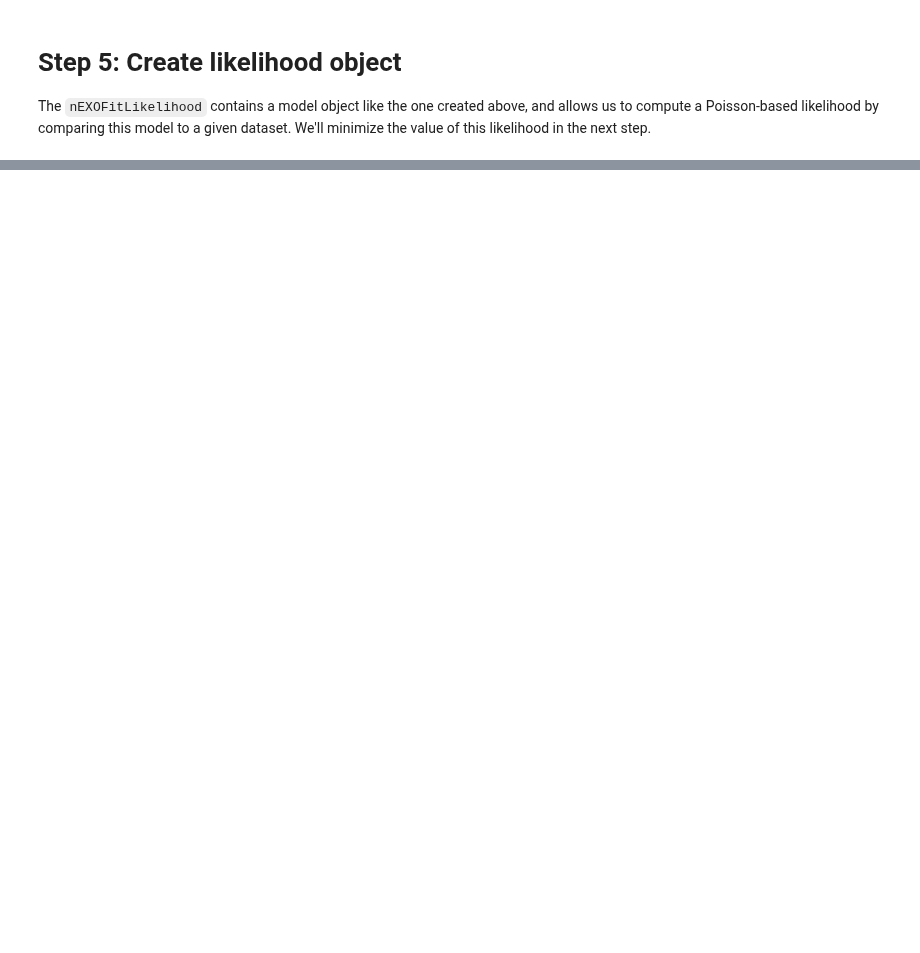
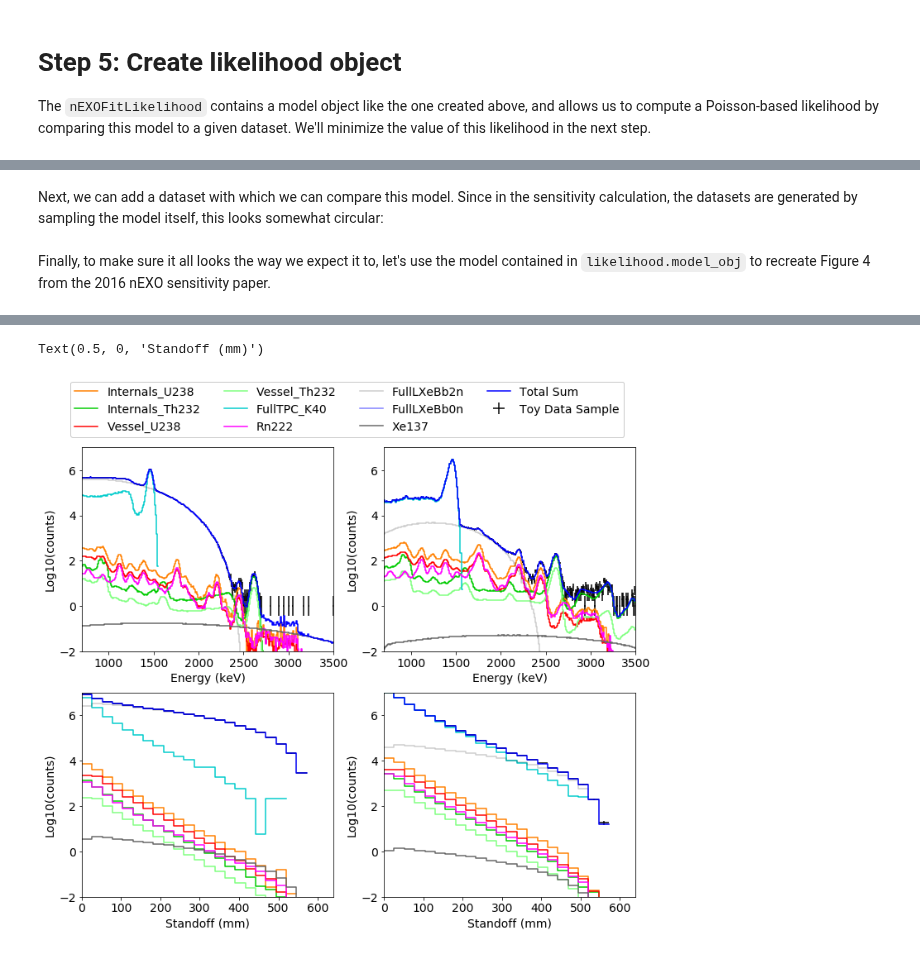
Before and after one commit to YMTheory/sensitivity, a Jupyter notebook: work/Tutorial.ipynb, the cells around one changed output, grey strips where cells are left out. Drawn from its saved outputs; the diff is of its cells as text; code cells hidden in the pictures; blank space fills up the shorter version.

Commit message:
Updates to the tutorial, and some printing functionality.

````diff
--- a/work/Tutorial.ipynb
+++ b/work/Tutorial.ipynb
@@ -293,2 +302,4 @@ print(initial_guess)
+# %% [markdown]
+Next, we can add a dataset with which we can compare this model. Since in the sensitivity calculation, the datasets are generated by sampling the model itself, this looks somewhat circular:
 # %%
 likelihood.AddDataset( likelihood.model_obj.GenerateDataset() )
@@ -300,0 +306,76 @@ print(likelihood.variable_list[-2]['Name'])
+# %% [markdown]
+Finally, to make sure it all looks the way we expect it to, let's use the model contained in ```likelihood.model_obj``` to recreate Figure 4 from the 2016 nEXO sensitivity paper.
+# %%
+plt.rcParams.update({'font.size': 14})
+
+fig, ax = plt.subplots (2, 2, figsize=(12, 10))
+
+newrow={}
+
+colormap = { 'Internals_U238':(1.,0.5,0.),\
+                'Internals_Th232':(0.,0.8,0.),\
+                'Vessel_U238':(1.,0.,0.),\
+                'Vessel_Th232':(0.5,1.,0.5),\
+                'FullTPC_K40':(0.,0.8,0.8),\
+                'Rn222':(1.,0.,1.),\
+                'FullLXeBb2n':(0.,0.,0.,0.2),\
+                'FullLXeBb0n':(0.,0.,1.,0.5),\
+                'Xe137':(0.4,0.4,0.4),\
+                'Total Sum':(0.,0.,1.)}
+
+h_sum = hl.hist([np.array([0.]),np.array([0.]),np.array([0.])],bins=workspace.df_group_pdfs['Histogram'].iloc[0].bins)
+
+# These are the SS energy histograms
+for key in colormap.keys():
+        if 'Total Sum' in key:
+                continue
+        else:
+                weight_list = [thisvar['Value'] for thisvar in likelihood.model_obj.variable_list if key in thisvar['Name']]
+                if len(weight_list) == 0:
+                    continue
+                else:
+                    weight = weight_list[0]
+                print('{}: {}'.format(key,weight))
+                h_sum += ( weight * workspace.df_group_pdfs['Histogram'].loc[workspace.df_group_pdfs['Group']==key].iloc[0] )
+                hl.plot1d(ax[0,0],\
+                        ( weight * workspace.df_group_pdfs['Histogram'].loc[workspace.df_group_pdfs['Group']==key] ).iloc[0][0:1].project([1]).log10() ,\
+                        color=colormap[key],label=key)
+                hl.plot1d(ax[0,1],\
+                        ( weight * workspace.df_group_pdfs['Histogram'].loc[workspace.df_group_pdfs['Group']==key] ).iloc[0][1:].project([1]).log10() ,\
+                        color=colormap[key])
+                hl.plot1d(ax[1,1],\
+                        ( weight * workspace.df_group_pdfs['Histogram'].loc[workspace.df_group_pdfs['Group']==key] ).iloc[0][1:].project([2]).log10() ,\
+                        color=colormap[key])
+                hl.plot1d(ax[1,0],\
+                        ( weight * workspace.df_group_pdfs['Histogram'].loc[workspace.df_group_pdfs['Group']==key] ).iloc[0][0:1].project([2]).log10() ,\
+                        color=colormap[key])
+
+hl.plot1d(ax[0,0],h_sum[0:1].project([1]).log10(),color=colormap['Total Sum'],label='Total Sum')
+hl.plot1d(ax[0,1],h_sum[1:].project([1]).log10(),color=colormap['Total Sum'])
+hl.plot1d(ax[1,1],h_sum[1:].project([2]).log10(),color=colormap['Total Sum'])
+hl.plot1d(ax[1,0],h_sum[0:1].project([2]).log10(),color=colormap['Total Sum'])
+
+hl.plot1d(ax[0,0],(likelihood.dataset[0:1]).project([1]).log10(),crosses=True,label='Toy Data Sample',color='k')
+hl.plot1d(ax[0,1],(likelihood.dataset[1:]).project([1]).log10(),crosses=True,color='k')
+hl.plot1d(ax[1,1],(likelihood.dataset[1:]).project([2]).log10(),crosses=True,color='k')
+hl.plot1d(ax[1,0],(likelihood.dataset[0:1]).project([2]).log10(),crosses=True,color='k')
+
+fig.legend(ncol=4,facecolor=(1.,1.,1.),framealpha=1.,loc='upper center')
+
+ax[0,0].set_ylim(-2.,7.)
+ax[0,0].set_xlim(700.,3500.)
+ax[0,0].set_ylabel('Log10(counts)')
+ax[0,0].set_xlabel('Energy (keV)')
+ax[0,1].set_ylim(-2.,7.)
+ax[0,1].set_xlim(700.,3500.)
+ax[0,1].set_ylabel('Log10(counts)')
+ax[0,1].set_xlabel('Energy (keV)')
+ax[1,1].set_ylim(-2.,7.)
+ax[1,1].set_xlim(0.,640.)
+ax[1,1].set_ylabel('Log10(counts)')
+ax[1,1].set_xlabel('Standoff (mm)')
+ax[1,0].set_ylim(-2.,7.)
+ax[1,0].set_xlim(0.,640.)
+ax[1,0].set_ylabel('Log10(counts)')
+ax[1,0].set_xlabel('Standoff (mm)')
+# %% [output]
@@ -300,0 +391,2 @@ print(likelihood.variable_list[-2]['Name'])
+Text(0.5, 0, 'Standoff (mm)')
+[figure, added]
````
Also changed, not shown: parts of 24 cells of this notebook, 3 other files.
